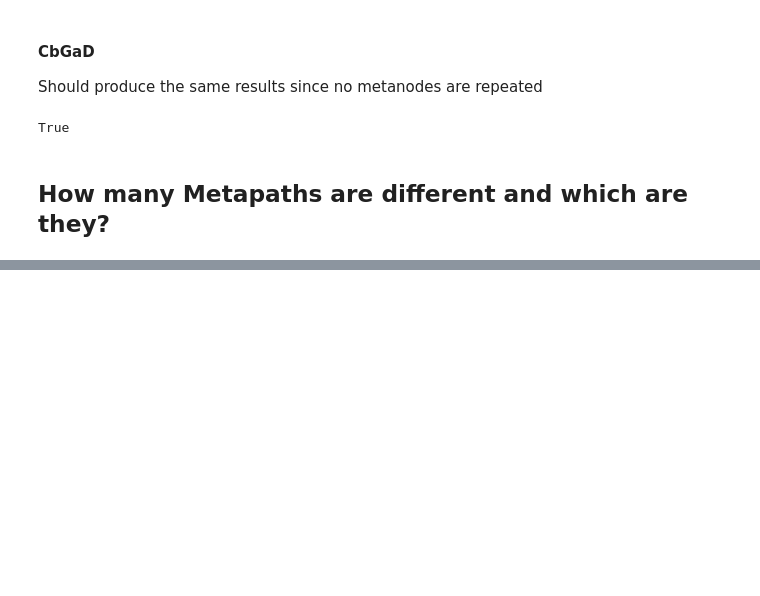
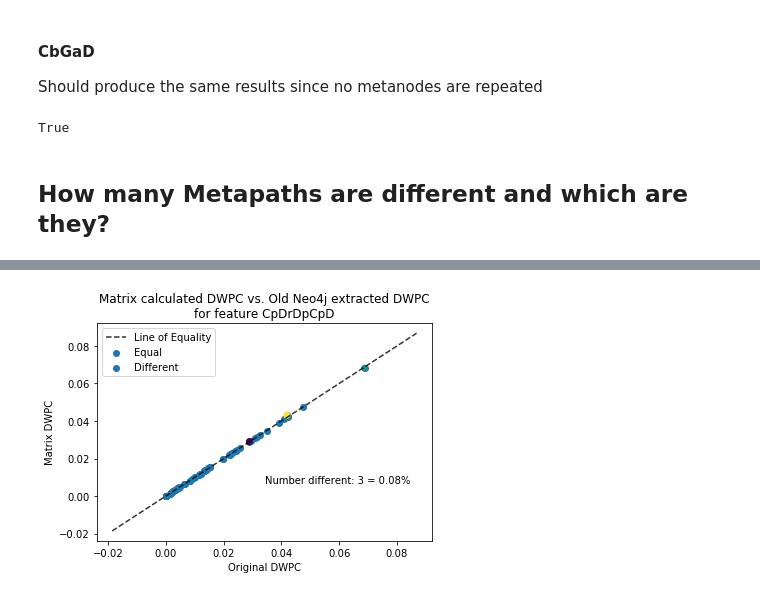
Before and after one commit to mmayers12/hetnet_ml, a Jupyter notebook: demo/02-results-comparison-to-Neo4j.ipynb, the cells around one changed output, grey strips where cells are left out. Saved outputs shown, nothing was run; the diff lists cells and outputs as text; code cells hidden in the pictures; blank space fills up the shorter version.

```diff
--- a/demo/02-results-comparison-to-Neo4j.ipynb
+++ b/demo/02-results-comparison-to-Neo4j.ipynb
@@ -309,0 +277,4 @@ compare_metapath(result['num_diff'].sort_values(ascending=False).index[1], 2)
+# %%
+compare_metapath(dmps[3], 2)
+# %% [output]
+[figure, added]
```
Also changed, not shown: parts of 52 cells of this notebook, 1 other file.
